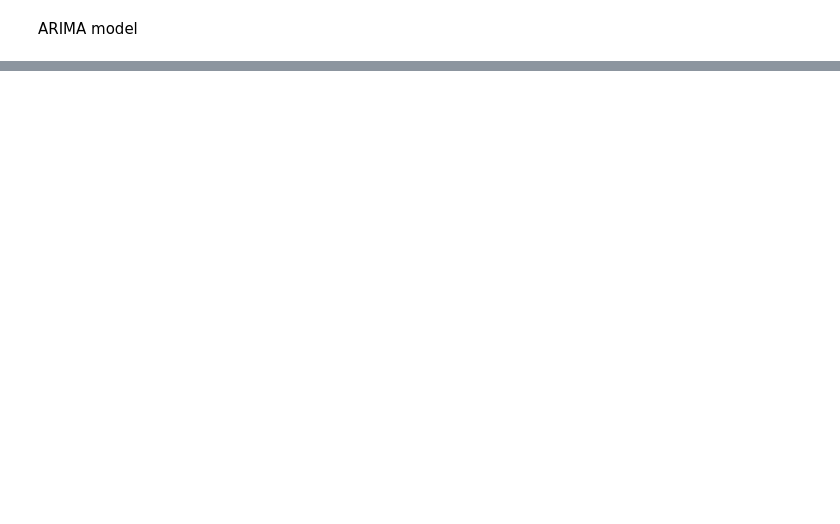
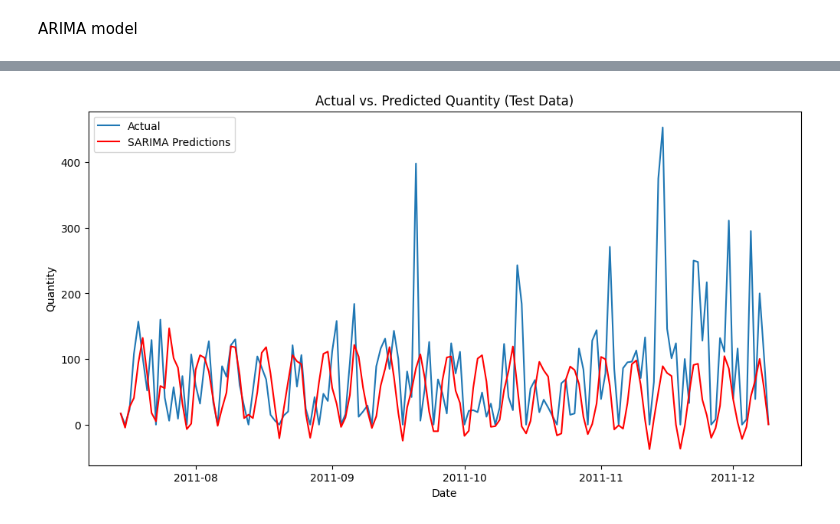
Before and after one commit to muhammadahsan2023/Capstone_Project, a Jupyter notebook: Forecasting_project.ipynb, the cells around one changed output, grey strips where cells are left out. Drawn from its saved outputs; the diff is of its cells as text; code cells hidden in the pictures; blank space fills up the shorter version.

```diff
--- a/Forecasting_project.ipynb
+++ b/Forecasting_project.ipynb
@@ -643,0 +634,11 @@ plt.show()
+# %%
+from statsmodels.tsa.statespace.sarimax import SARIMAX
+
+# SARIMAX model
+model_SARIMA = SARIMAX(endog=train_data['Quantity'],
+                       order=(2, 1, 3),
+                       seasonal_order=(1, 1, 1, 12)
+                      )
+model_SARIMA_fit = model_SARIMA.fit()
+
+model_SARIMA_fit.summary()
@@ -643,0 +680,21 @@ plt.show()
+# %%
+from datetime import datetime, timedelta
+
+# Set the start and end dates for predictions manually
+pred_start_date = datetime(2011, 7, 15)
+pred_end_date = datetime(2011, 12, 9)
+# %%
+df_forecast = pd.DataFrame()
+df_forecast['forecast'] = model_SARIMA_fit.predict(start=pred_start_date, end=pred_end_date,
+                                                   dynamic=True)
+
+plt.figure(figsize=(12, 6))
+plt.plot(test_data.index, test_data['Quantity'], label='Actual')
+plt.plot(test_data.index, df_forecast['forecast'], color='red', label='SARIMA Predictions')
+plt.title('Actual vs. Predicted Quantity (Test Data)')
+plt.xlabel('Date')
+plt.ylabel('Quantity')
+plt.legend()
+plt.show()
+# %% [output]
+[figure, added]
```
Also changed, not shown: parts of 24 cells of this notebook.
